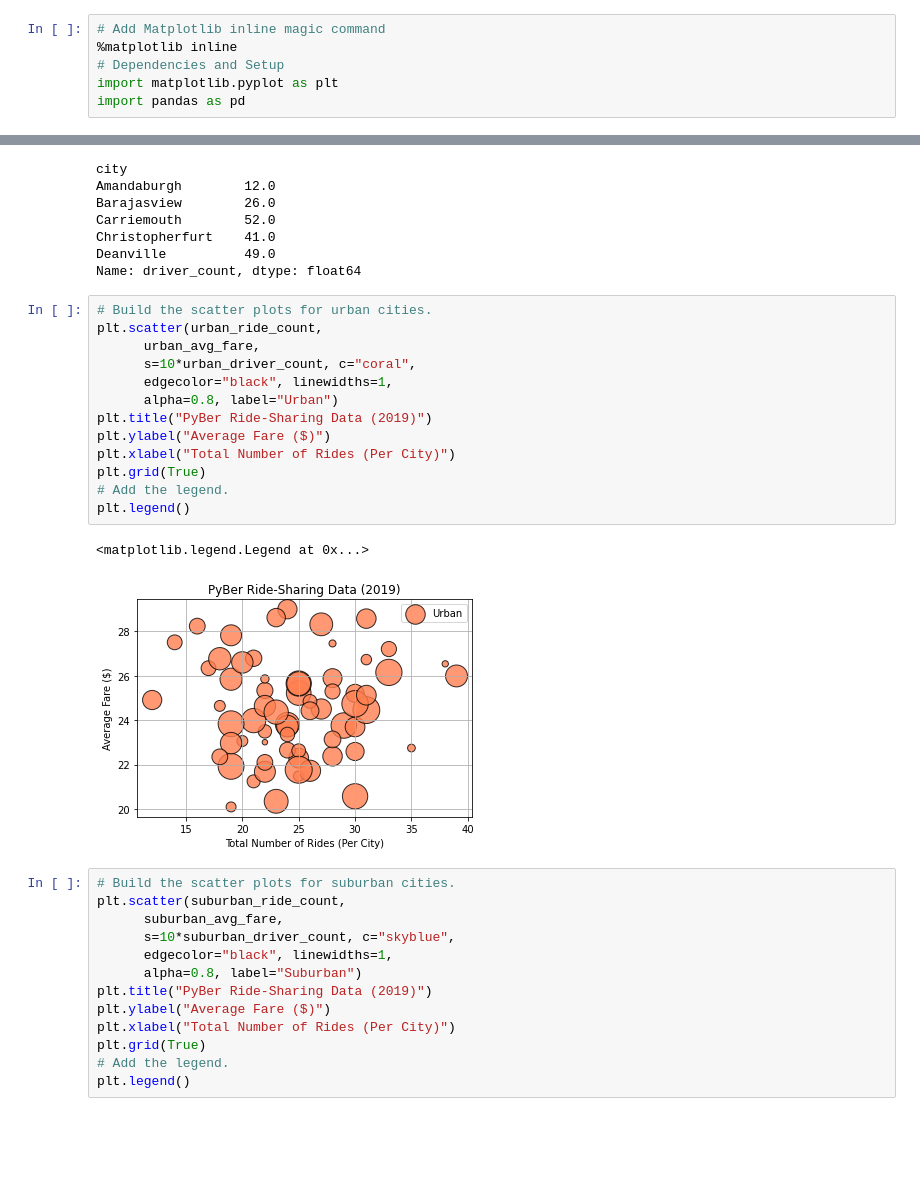
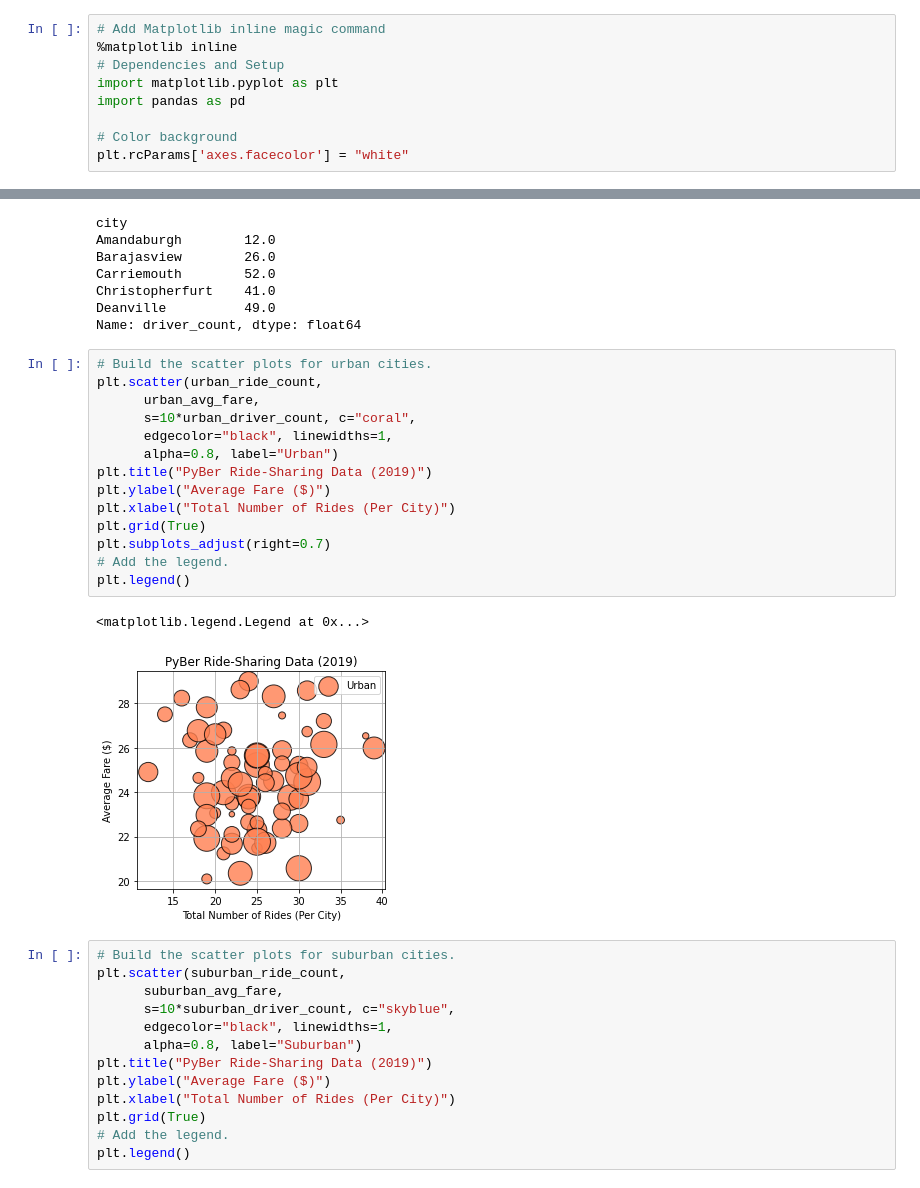
Before and after one commit to poboisvert/PyBer, a Jupyter notebook: PyBer.ipynb, the cells around one changed output, grey strips where cells are left out. Cells and saved outputs as stored; diff of their text form; blank space fills up the shorter version.

```diff
--- a/PyBer.ipynb
+++ b/PyBer.ipynb
@@ -4,6 +4,9 @@
 # Dependencies and Setup
 import matplotlib.pyplot as plt
 import pandas as pd
+
+# Color background
+plt.rcParams['axes.facecolor'] = "white"
 # %%
 # Files to load
 city_data_to_load = "Resources/city_data.csv"
@@ -192,19 +195,20 @@ Name: driver_count, dtype: float64
 # %%
 # Build the scatter plots for urban cities.
 plt.scatter(urban_ride_count,
       urban_avg_fare,
       s=10*urban_driver_count, c="coral",
       edgecolor="black", linewidths=1,
       alpha=0.8, label="Urban")
 plt.title("PyBer Ride-Sharing Data (2019)")
 plt.ylabel("Average Fare ($)")
 plt.xlabel("Total Number of Rides (Per City)")
 plt.grid(True)
+plt.subplots_adjust(right=0.7)
 # Add the legend.
 plt.legend()
 # %% [output]
 <matplotlib.legend.Legend at 0x...>
-[figure, old version]
+[figure, new version]
 # %%
 # Build the scatter plots for suburban cities.
 plt.scatter(suburban_ride_count,
```
Also changed, not shown: parts of 7 cells of this notebook, 9 other files.
